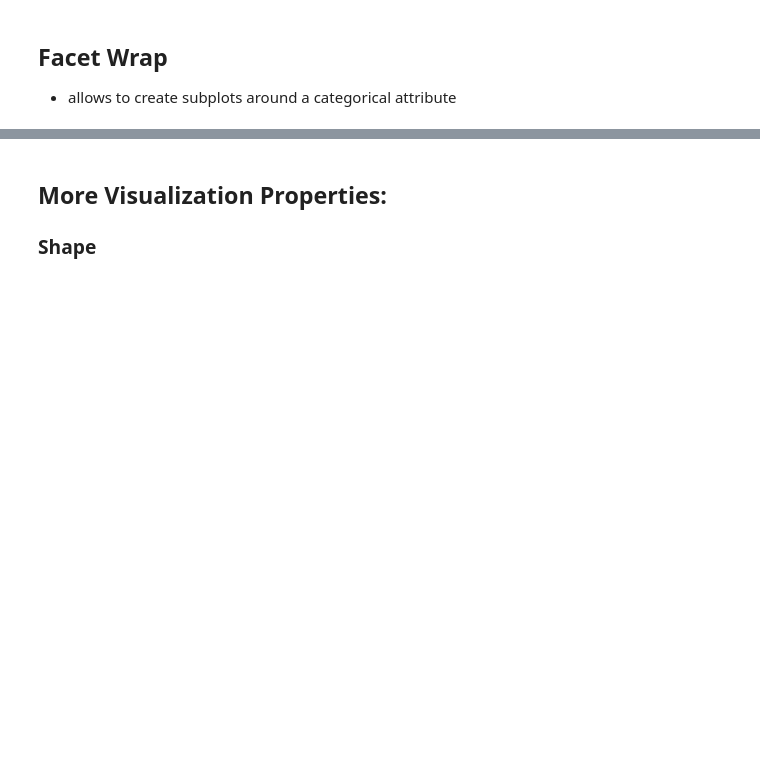
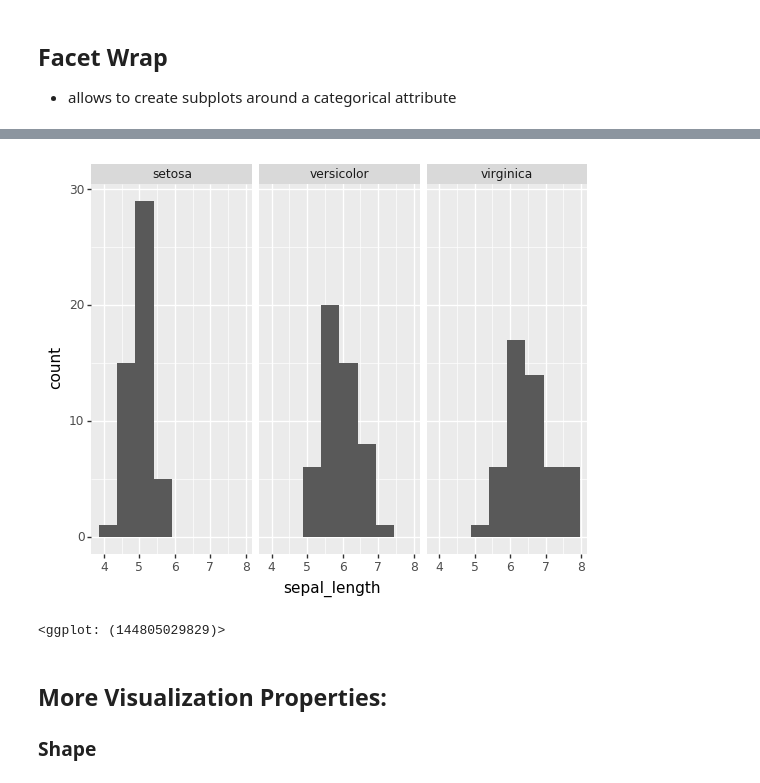
Before and after one commit to h3amza/CPSC392, a Jupyter notebook: Lectures/06-VisualizationsII.ipynb, the cells around one changed output, grey strips where cells are left out. Cells and saved outputs as stored; diff of their text form; code cells hidden in the pictures; blank space fills up the shorter version.

```diff
--- a/Lectures/06-VisualizationsII.ipynb
+++ b/Lectures/06-VisualizationsII.ipynb
@@ -20,5 +35,9 @@ iris.head()
 # %%
 # sepal length, histogram
+ggplot(iris,aes(x="sepal_length"))+geom_histogram()+facet_wrap('species')
+# %% [output]
+[figure, added]
+<ggplot: (144805029829)>
 # %% [markdown]
 ## More Visualization Properties:
 
```
Also changed, not shown: parts of 26 cells of this notebook.
